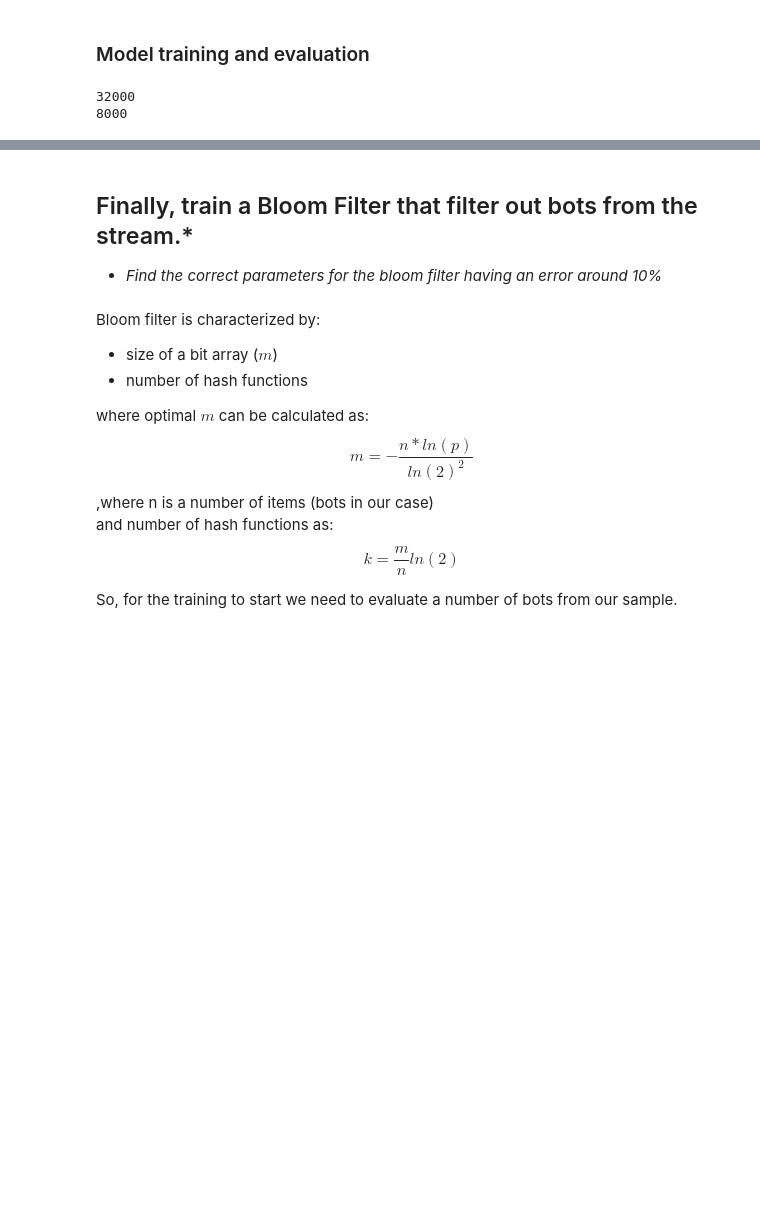
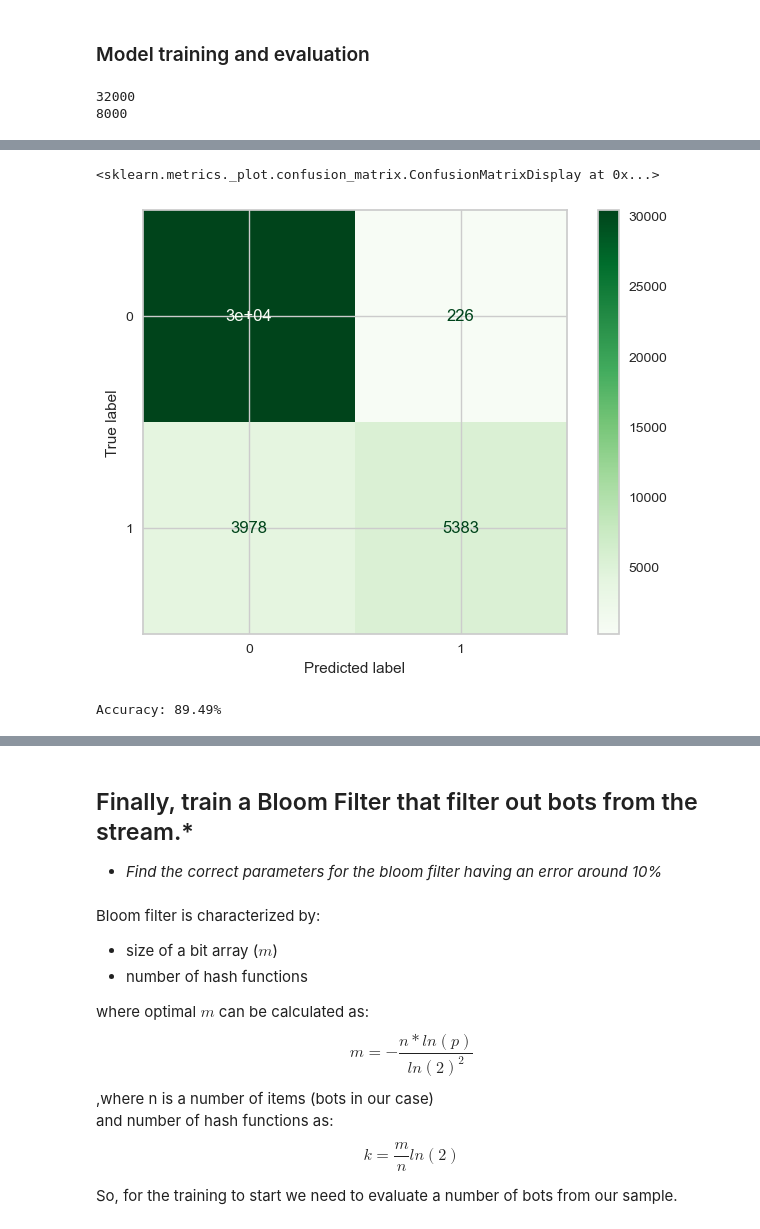
Before and after one commit to ansu0122/ucu-mmds, a Jupyter notebook: src/homework2/bots_detection.ipynb, the cells around one changed output, grey strips where cells are left out. Saved outputs shown, nothing was run; the diff lists cells and outputs as text; code cells hidden in the pictures; blank space fills up the shorter version.

Commit message:
sampled by user

```diff
--- a/src/homework2/bots_detection.ipynb
+++ b/src/homework2/bots_detection.ipynb
@@ -311,0 +288,16 @@ FP: 2
+# %%
+data_by_id = preprocess(pd.read_csv("./sampled_events_id.csv", parse_dates=['timestamp']))
+y_by_id = data_by_id['bot_num']
+X_by_id = data_by_id[['comment_len_num', 'comment_word_num', 'comment_count_vec_num',
+          'comment_tfidf_num', 'namespace_num', 'hour_num'
+        ]]
+y_pred_by_id = clf.predict(X_by_id)
+ConfusionMatrixDisplay.from_predictions(y_by_id, y_pred_by_id, cmap=plt.cm.Greens)
+# %% [output]
+<sklearn.metrics._plot.confusion_matrix.ConfusionMatrixDisplay at 0x...>
+[figure, added]
+# %%
+accuracy = clf.score(X_by_id, y_by_id)
+print(f"Accuracy: {accuracy*100:.2f}%")
+# %% [output]
+Accuracy: 89.49%
```
Also changed, not shown: parts of 10 cells of this notebook.
